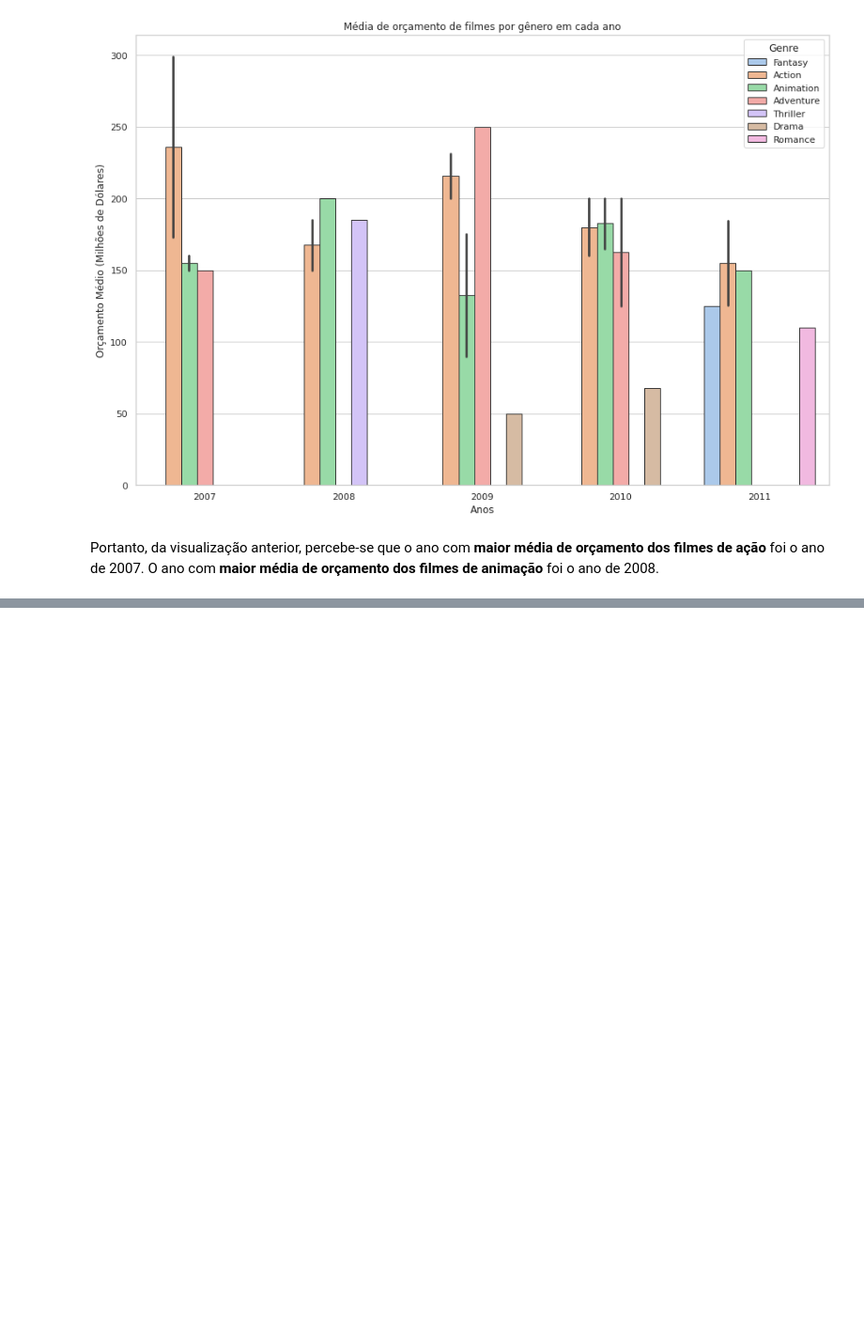
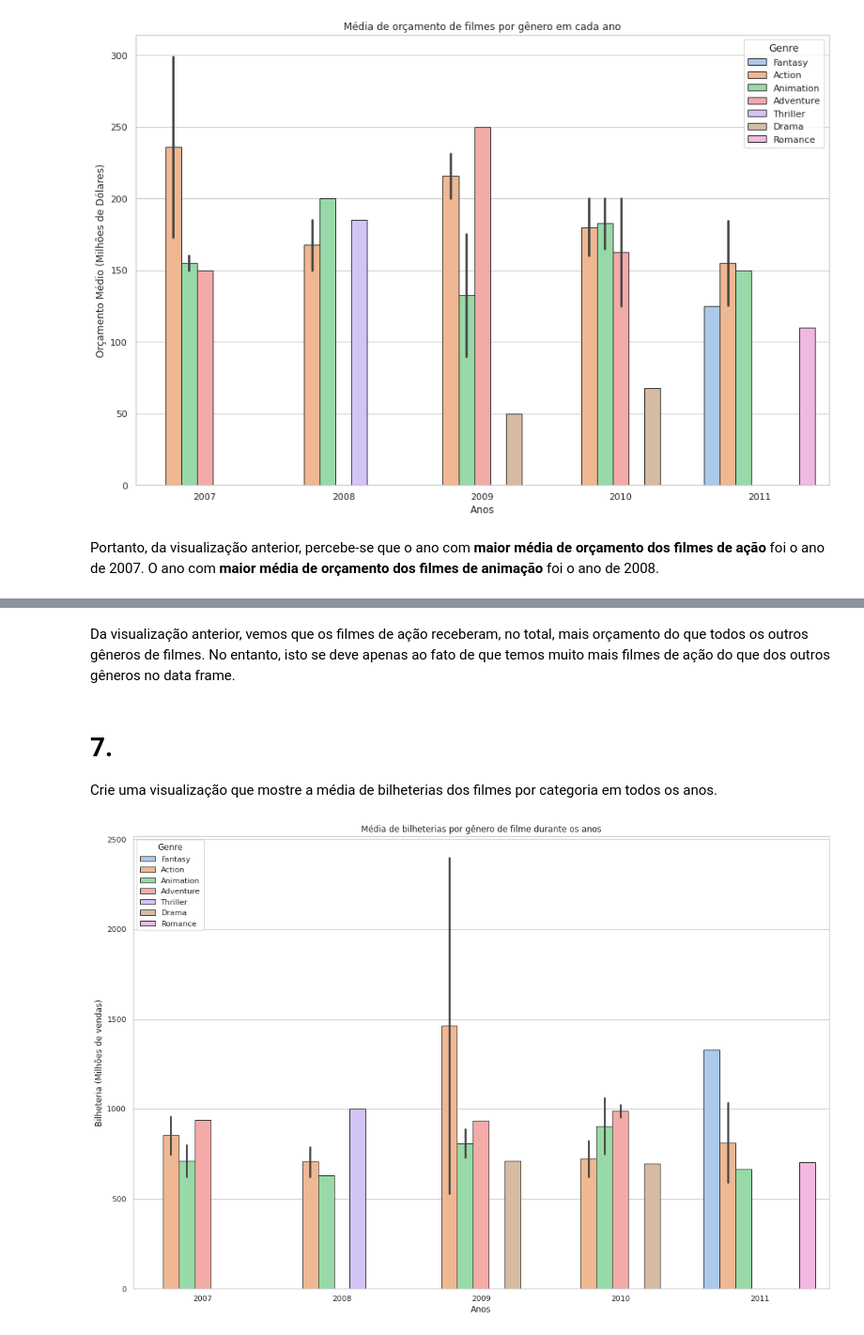
Before and after one commit to williambrunos/Data-Visualization, a Jupyter notebook: Class 2/Class 2.1/Oficina/oficina.ipynb, the cells around one changed output, grey strips where cells are left out. Shown at 94% size. Drawn from its saved outputs; the diff is of its cells as text; code cells hidden in the pictures; blank space fills up the shorter version.

```diff
--- a/Class 2/Class 2.1/Oficina/oficina.ipynb
+++ b/Class 2/Class 2.1/Oficina/oficina.ipynb
@@ -105,0 +119,15 @@ Portanto, da visualização anterior, percebe-se que o ano com **maior média de
+# %% [markdown]
+Da visualização anterior, vemos que os filmes de ação receberam, no total, mais orçamento do que todos os outros gêneros de filmes. No entanto, isto se deve apenas ao fato de que temos muito mais filmes de ação do que dos outros gêneros no data frame.
+# %% [markdown]
+# 7.
+
+Crie uma visualização que mostre a média de bilheterias dos filmes por categoria em todos os anos.
+# %%
+plt.figure(figsize=(18, 12))
+sns.barplot(x='Year', y='Worldwide_Gross_M', hue='Genre', palette='pastel', edgecolor='0.2', ci='sd', data=df)
+plt.title('Média de bilheterias por gênero de filme durante os anos')
+plt.ylabel('Bilheteria (Milhões de vendas)')
+plt.xlabel('Anos')
+plt.show()
+# %% [output]
+[figure, added]
```
Also changed, not shown: parts of 6 cells of this notebook.
